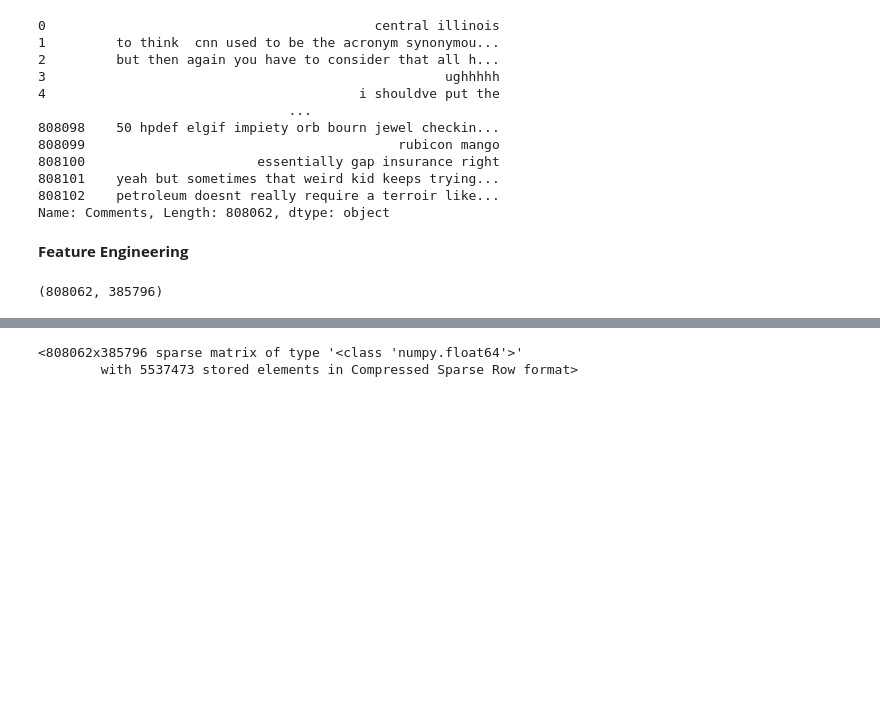
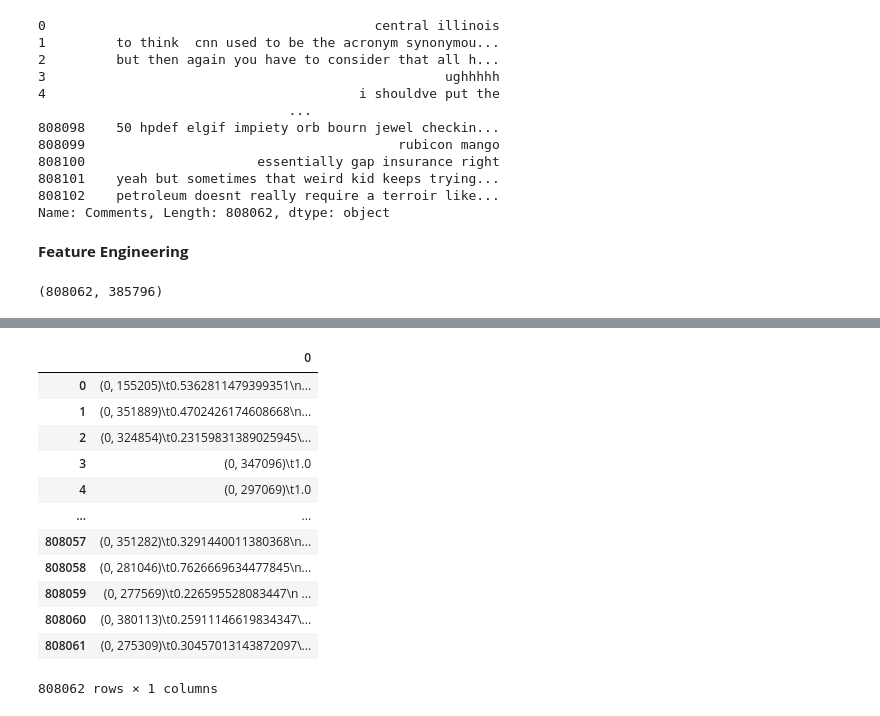
Before and after one commit to NemaVatsala/Sarcasm-detection-over-Reddit-Corpus, a Jupyter notebook: Project_merged.ipynb, the cells around one changed output, grey strips where cells are left out. Cells and saved outputs as stored; diff of their text form; code cells hidden in the pictures; blank space fills up the shorter version.

```diff
--- a/Project_merged.ipynb
+++ b/Project_merged.ipynb
@@ -272,6 +322,17 @@ X_new=Countvecs.astype('U')
 # %%
-x_train_tfidf
+x_train_df
 # %% [output]
+|  | 0 |
+| 0 | (0, 155205)\t0.5362811479399351\n... |
+| 1 | (0, 351889)\t0.4702426174608668\n... |
+| 2 | (0, 324854)\t0.23159831389025945\... |
+| 3 | (0, 347096)\t1.0 |
+| 4 | (0, 297069)\t1.0 |
+| ... | ... |
+| 808057 | (0, 351282)\t0.3291440011380368\n... |
+| 808058 | (0, 281046)\t0.7626669634477845\n... |
+| 808059 | (0, 277569)\t0.226595528083447\n ... |
+| 808060 | (0, 380113)\t0.25911146619834347\... |
+| 808061 | (0, 275309)\t0.30457013143872097\... |
-<808062x385796 sparse matrix of type '<class 'numpy.float64'>'
-        with 5537473 stored elements in Compressed Sparse Row format>
+808062 rows × 1 columns
 # %%
```
Also changed, not shown: parts of 12 cells of this notebook.
